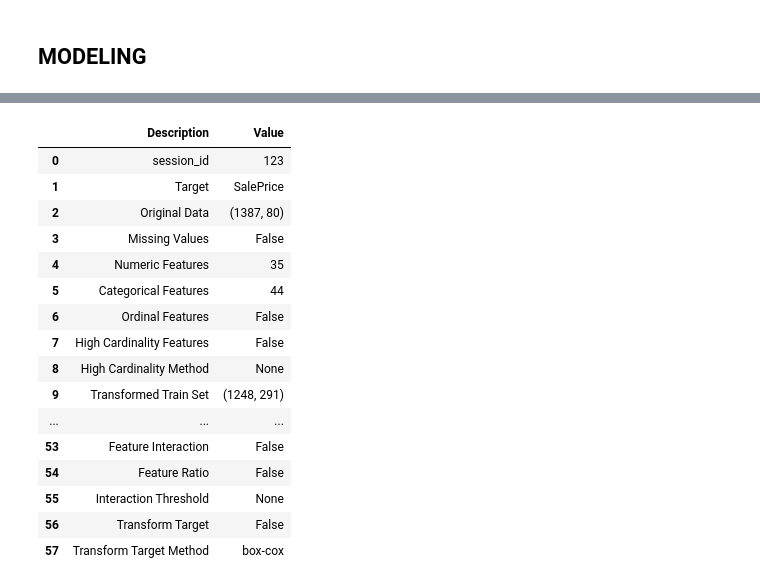
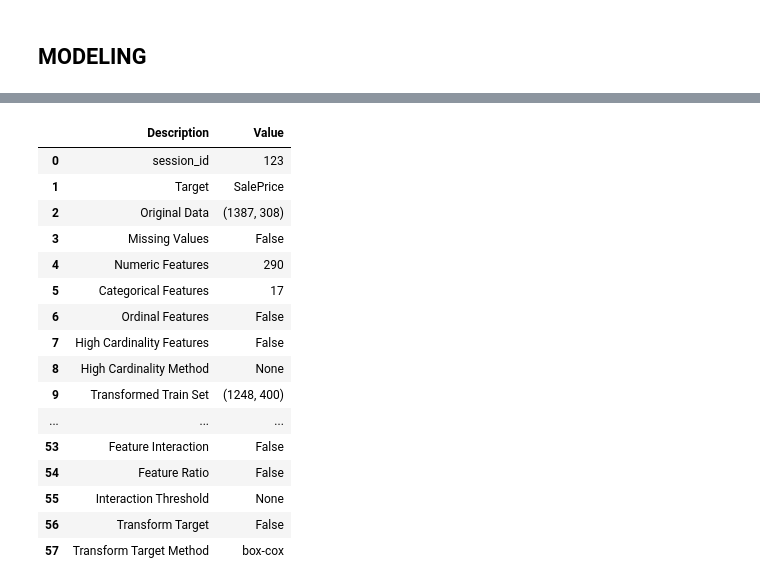
Before and after one commit to JaeYeonBang/ML_regression, a Jupyter notebook: regression-house-prices.ipynb, the cells around one changed output, grey strips where cells are left out. Cells and saved outputs as stored; diff of their text form; code cells hidden in the pictures.

```diff
--- a/regression-house-prices.ipynb
+++ b/regression-house-prices.ipynb
@@ -488,7 +463,7 @@ df_test_processed = get_dummy(df_test, CATEGORICAL_FEATURES_NAMES)
 ## Anomaly detection
 # %%
 from pycaret.anomaly import *
-setup = setup(df_train, session_id = 123)
+setup = setup(df_train_processed, session_id = 123)
 # %% [output]
 |  | Description | Value |
 | 0 | session_id | 123 |
@@ -606,22 +584,20 @@ from pycaret.regression import *
 # %%
 
 s = setup(
           data = df_train_processed, target= TARGET_FEATURE_NAME, train_size = 0.9, session_id	= 123,
-          categorical_features = CATEGORICAL_FEATURES_NAMES,
-          numeric_features = NUMERIC_FEATURES_NAMES
           )
 # %% [output]
 |  | Description | Value |
 | 0 | session_id | 123 |
 | 1 | Target | SalePrice |
-| 2 | Original Data | (1387, 80) |
+| 2 | Original Data | (1387, 308) |
 | 3 | Missing Values | False |
-| 4 | Numeric Features | 35 |
-| 5 | Categorical Features | 44 |
+| 4 | Numeric Features | 290 |
+| 5 | Categorical Features | 17 |
 | 6 | Ordinal Features | False |
 | 7 | High Cardinality Features | False |
 | 8 | High Cardinality Method | None |
-| 9 | Transformed Train Set | (1248, 291) |
+| 9 | Transformed Train Set | (1248, 400) |
 | ... | ... | ... |
 | 53 | Feature Interaction | False |
 | 54 | Feature Ratio | False |
```
Also changed, not shown: parts of 23 cells of this notebook.
